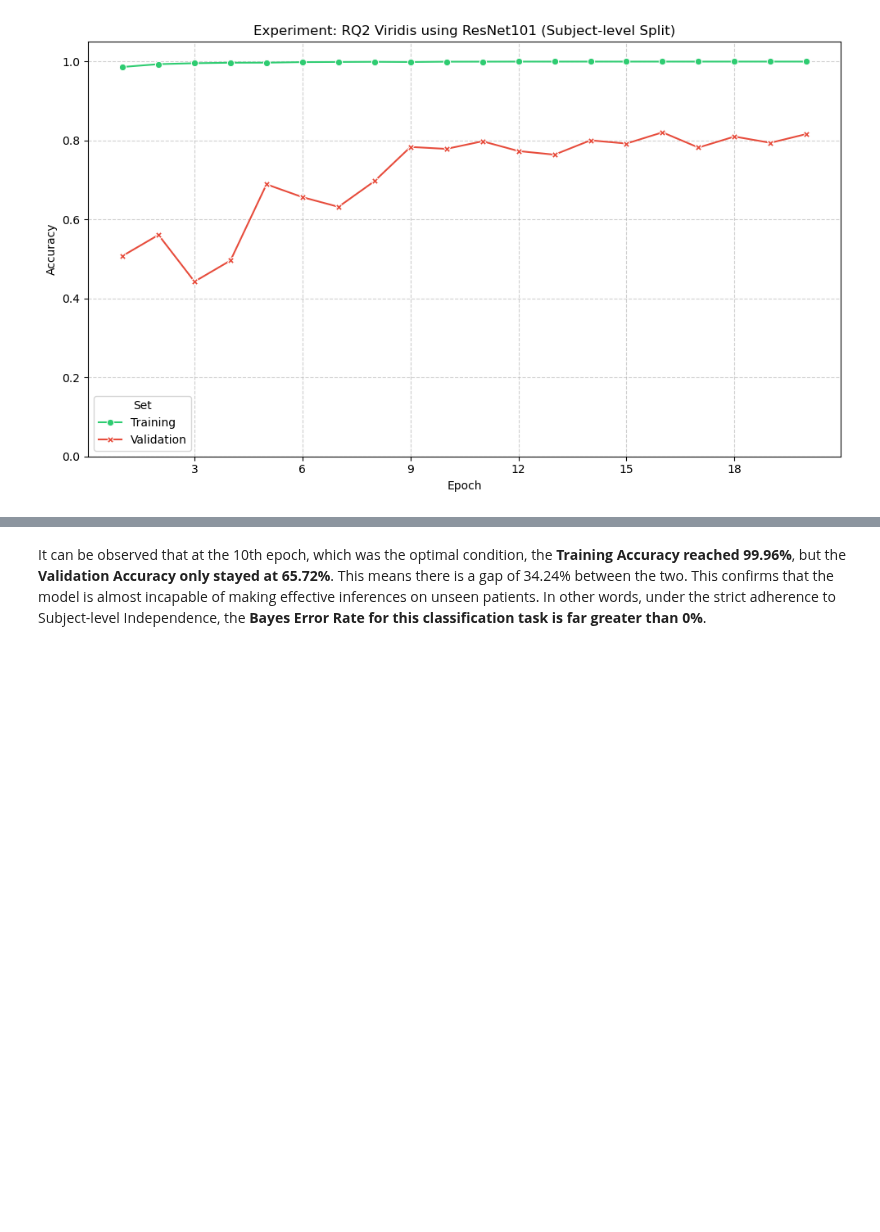
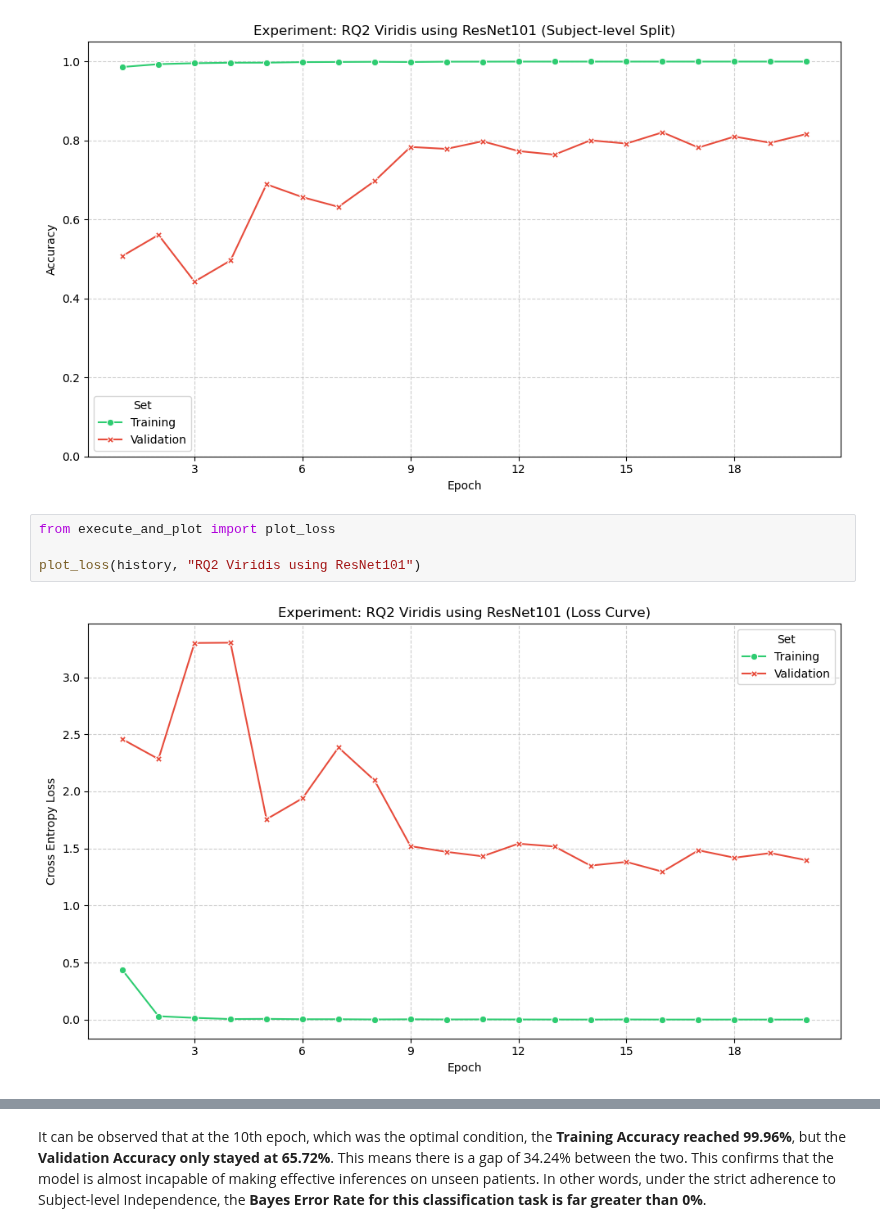
Before and after one commit to csning1998/biomedical-ml-oasis-data, a Jupyter notebook: 03_RQ2_Viridis.ipynb, the cells around one changed output, grey strips where cells are left out. Cells and saved outputs as stored; diff of their text form; blank space fills up the shorter version.

```diff
--- a/03_RQ2_Viridis.ipynb
+++ b/03_RQ2_Viridis.ipynb
@@ -139,6 +151,12 @@ plot_history(history, "RQ2 Viridis using ResNet101")
 [viridis] Model loaded successfully.
 [viridis] History loaded from models/history_viridis.csv.
 [figure]
+# %%
+from execute_and_plot import plot_loss
+
+plot_loss(history, "RQ2 Viridis using ResNet101")
+# %% [output]
+[figure, added]
 # %%
 from execute_and_plot import evaluate_and_plot_cm
 
```
Also changed, not shown: parts of 7 cells of this notebook, 3 other files.
